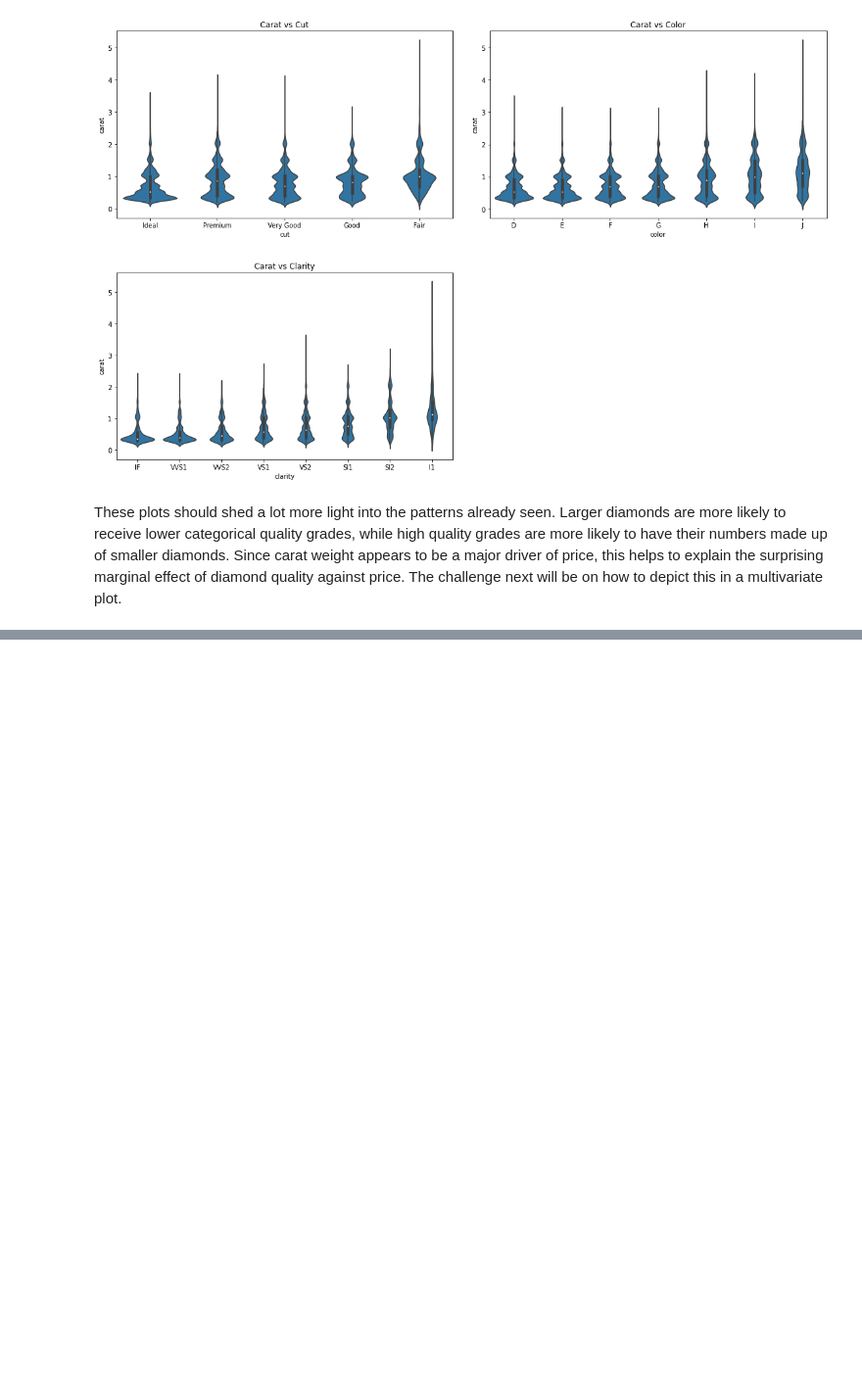
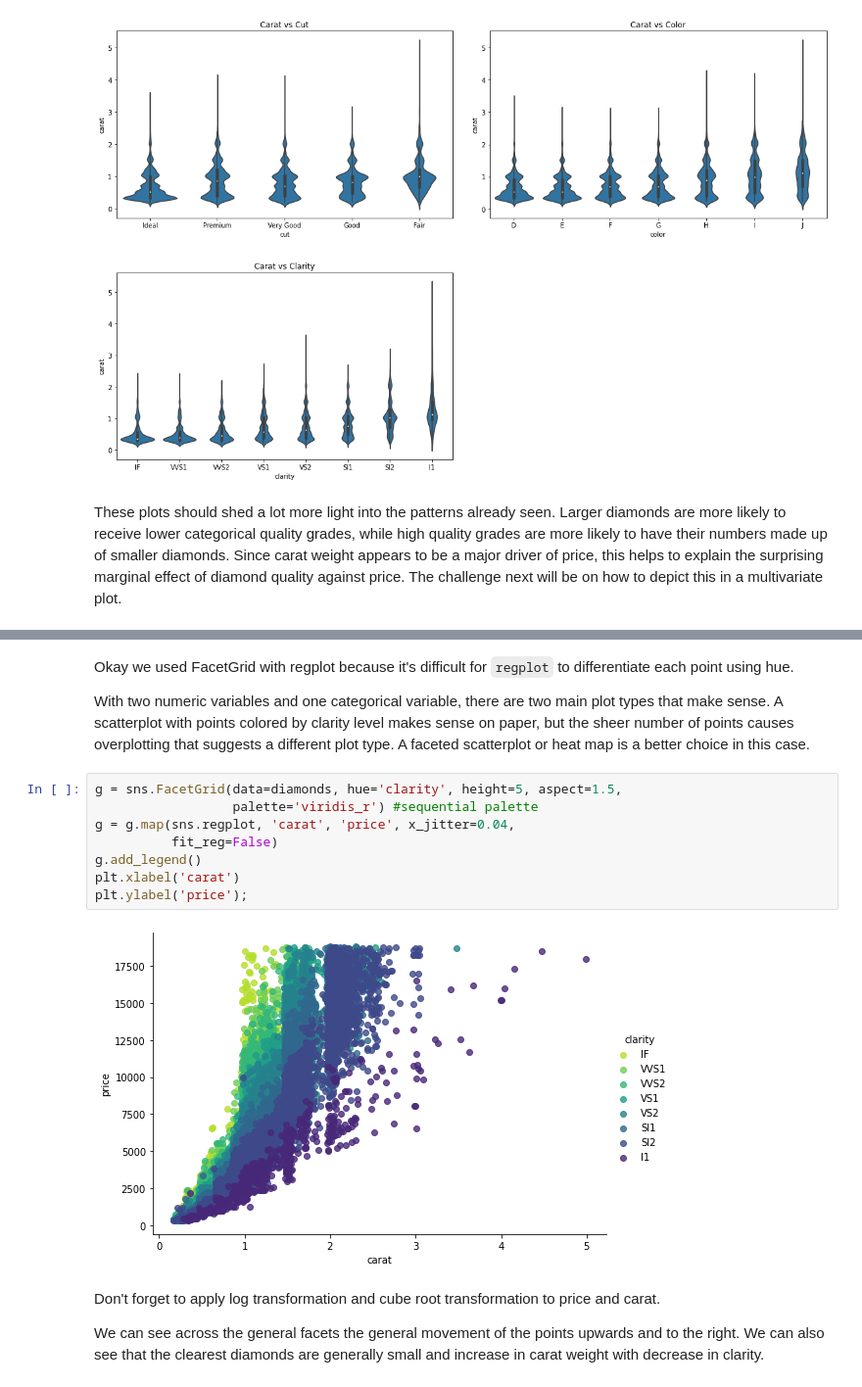
Before and after one commit to EsosaOrumwese/ALX-T-Nanodegree, a Jupyter notebook: Data Analytics/3. Data Visualization/diamondprice_EDA casestudy.ipynb, the cells around one changed output, grey strips where cells are left out. Shown: that part at 98% size. Cells and saved outputs as stored; diff of their text form; blank space fills up the shorter version.

```diff
--- a/Data Analytics/3. Data Visualization/diamondprice_EDA casestudy.ipynb
+++ b/Data Analytics/3. Data Visualization/diamondprice_EDA casestudy.ipynb
@@ -434,0 +445,18 @@ These plots should shed a lot more light into the patterns already seen. Larger
+# %% [markdown]
+Okay we used FacetGrid with regplot because it's difficult for `regplot` to differentiate each point using hue.
+
+With two numeric variables and one categorical variable, there are two main plot types that make sense. A scatterplot with points colored by clarity level makes sense on paper, but the sheer number of points causes overplotting that suggests a different plot type. A faceted scatterplot or heat map is a better choice in this case.
+# %%
+g = sns.FacetGrid(data=diamonds, hue='clarity', height=5, aspect=1.5,
+                  palette='viridis_r') #sequential palette
+g = g.map(sns.regplot, 'carat', 'price', x_jitter=0.04,
+          fit_reg=False)
+g.add_legend()
+plt.xlabel('carat')
+plt.ylabel('price');
+# %% [output]
+[figure, added]
+# %% [markdown]
+Don't forget to apply log transformation and cube root transformation to price and carat.
+
+We can see across the general facets the general movement of the points upwards and to the right. We can also see that the clearest diamonds are generally small and increase in carat weight with decrease in clarity.
```
Also changed, not shown: parts of 12 cells of this notebook.
